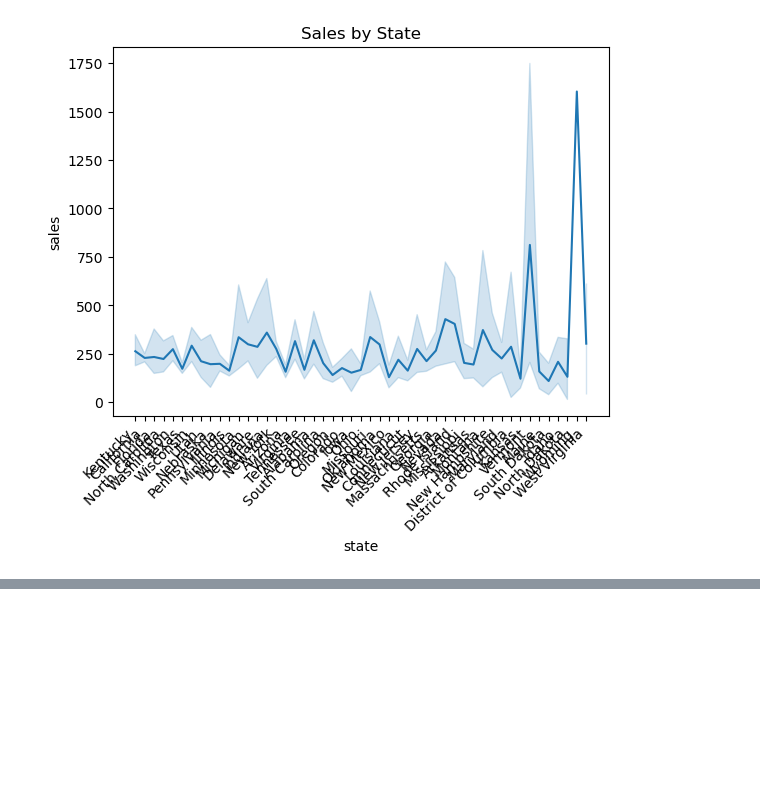
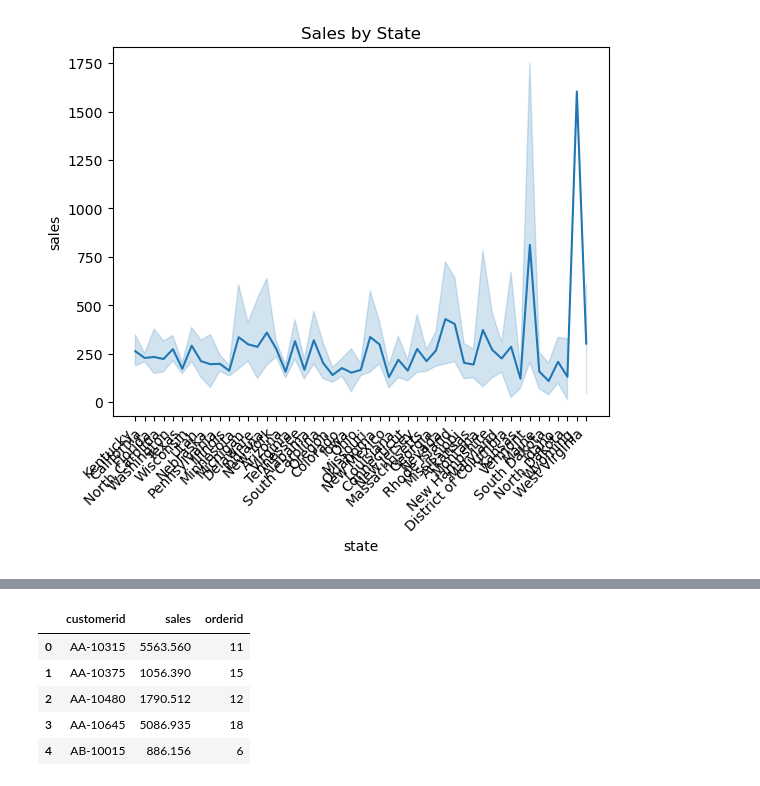
Before and after one commit to NiaLucia/e-commerce, a Jupyter notebook: e-commerce.ipynb, the cells around one changed output, grey strips where cells are left out. Drawn from its saved outputs; the diff is of its cells as text; code cells hidden in the pictures; blank space fills up the shorter version.

```diff
--- a/e-commerce.ipynb
+++ b/e-commerce.ipynb
@@ -215,6 +218,8 @@ quantity          int64
 discount        float64
 profit          float64
 dtype: object
+# %%
+df['orderdate'] = pd.to_datetime(df['orderdate'])
 # %%
 df.shape
 df.isna()
@@ -350,0 +393,10 @@ plt.xticks(rotation=45, horizontalalignment='right')
+# %%
+df_1 = pd.merge(df_monetary, df_frequency)
+df_1.head()
+# %% [output]
+|  | customerid | sales | orderid |
+| 0 | AA-10315 | 5563.560 | 11 |
+| 1 | AA-10375 | 1056.390 | 15 |
+| 2 | AA-10480 | 1790.512 | 12 |
+| 3 | AA-10645 | 5086.935 | 18 |
+| 4 | AB-10015 | 886.156 | 6 |
```
Also changed, not shown: parts of 10 cells of this notebook, 5 other files.
